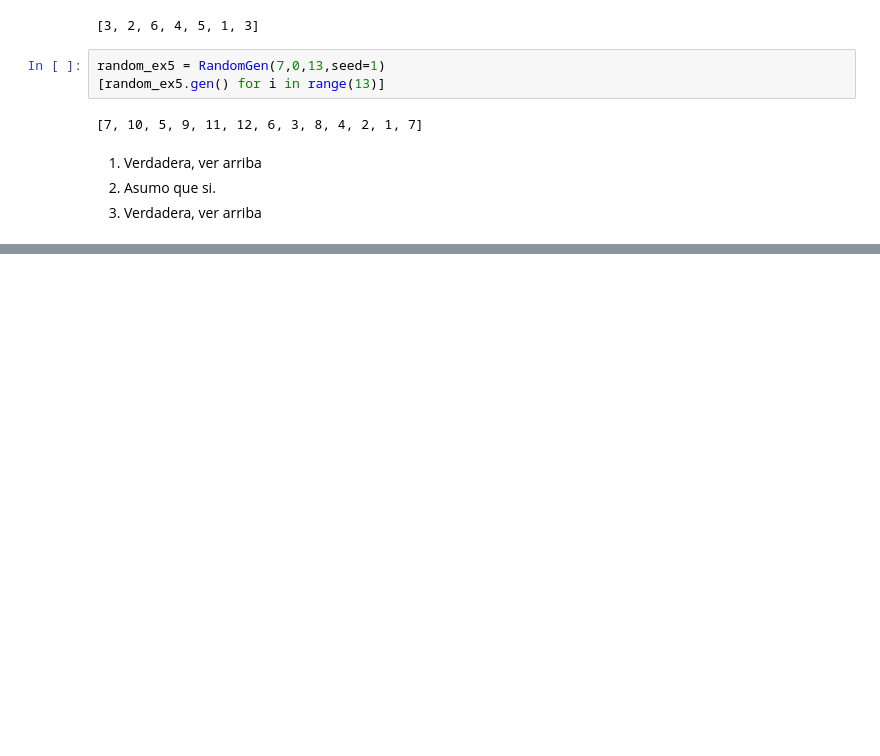
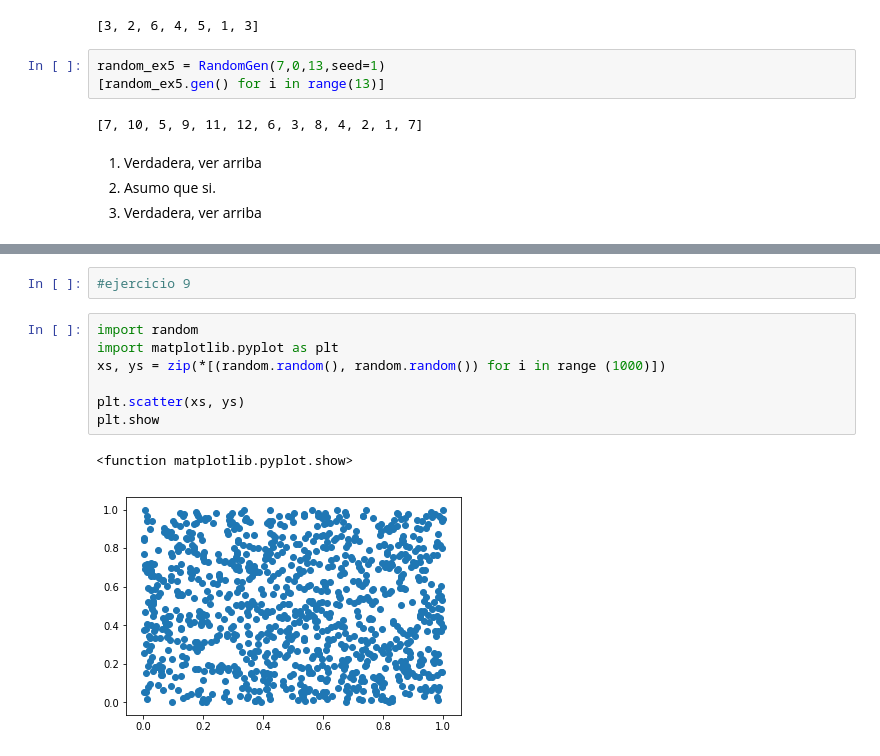
Before and after one commit to gonzalpetraglia/simu-guias, a Jupyter notebook: Guia 1.ipynb, the cells around one changed output, grey strips where cells are left out. Saved outputs shown, nothing was run; the diff lists cells and outputs as text; blank space fills up the shorter version.

```diff
--- a/Guia 1.ipynb
+++ b/Guia 1.ipynb
@@ -79,0 +104,12 @@ random_ex5 = RandomGen(7,0,13,seed=1)
+# %%
+#ejercicio 9
+# %%
+import random
+import matplotlib.pyplot as plt
+xs, ys = zip(*[(random.random(), random.random()) for i in range (1000)])
+
+plt.scatter(xs, ys)
+plt.show
+# %% [output]
+<function matplotlib.pyplot.show>
+[figure, added]
```
Also changed, not shown: parts of 5 cells of this notebook.
